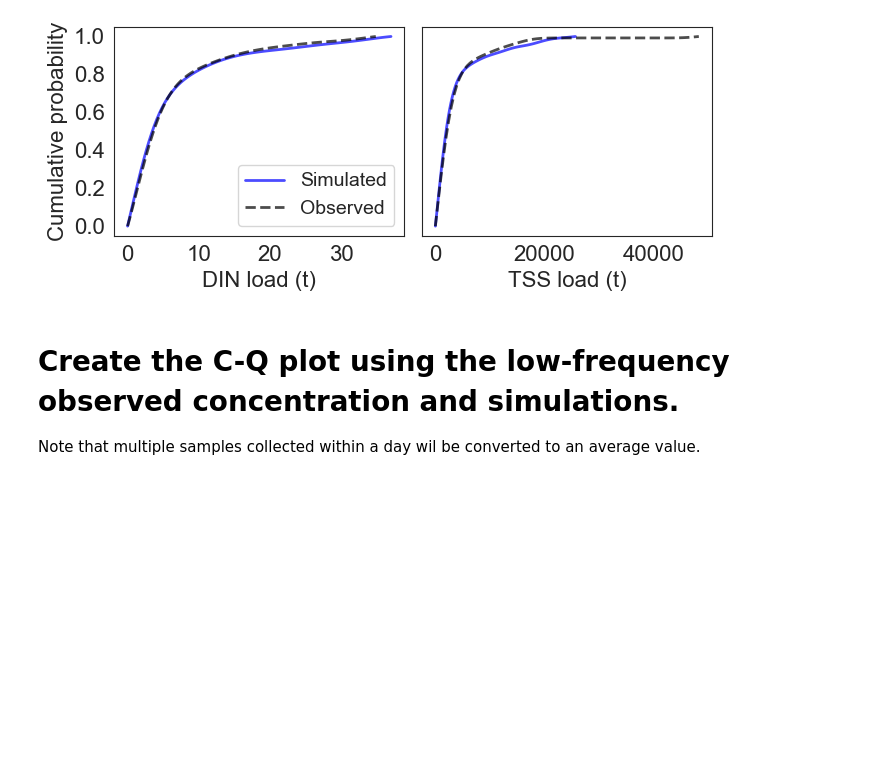
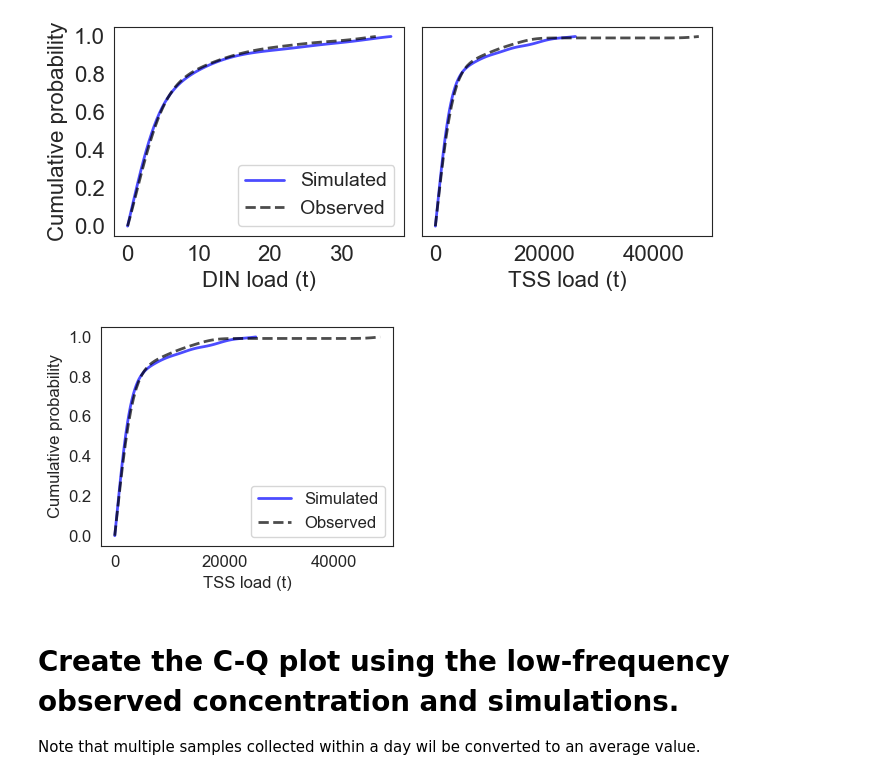
Before and after one commit to QianWanghhu/GraphEvalUnc, a Jupyter notebook: src/illustrative_plots.ipynb, the cells around one changed output. Cells and saved outputs as stored; diff of their text form; code cells hidden in the pictures; blank space fills up the shorter version.

```diff
--- a/src/illustrative_plots.ipynb
+++ b/src/illustrative_plots.ipynb
@@ -167,6 +176,42 @@ plt.tight_layout()
 plt.savefig(f'{fig_dir}Illustrative plot/cumulative distribution plot.png', dpi=300)
 # %% [output]
 [figure]
+# %%
+from scipy.stats import gaussian_kde
+from scipy.integrate import cumtrapz
+fig, axes = plt.subplots(nrows=1, ncols = 1, sharey=True, figsize=(4, 3))
+# din_mod = mod_flow_load.loc['2016-07-01':'2017-06-30', din_load_col].values
+# din_obs = obs_daily_ensmb.loc['2016-07-01':'2017-06-30', 1].values
+# Create the plot using DIN and sediment load
+# Create the plot using sediment load
+# Modelled
+for color, ls, data, lgd in zip(['blue', 'black'], ['-', '--'], [sed_mod, sed_obs], ['Simulated', 'Observed']):
+    # 用KDE估计概率密度函数（PDF）
+    kde = gaussian_kde(data)
+    x_grid = np.linspace(min(data), max(data), 100)  # 精细网格
+    pdf = kde.evaluate(x_grid)
+
+    # 数值积分PDF得到CDF（累积分布函数）
+    cdf = cumtrapz(pdf, x_grid, initial=0)
+    cdf = cdf / cdf[-1]  # 归一化到[0, 1]
+    # 绘制平滑CDF曲线
+    axes.plot(x_grid, cdf, color = color, ls = ls, lw=2, alpha=0.7, label = lgd)
+axes.set_xlabel('TSS load (t)')
+axes.set_ylabel('Cumulative probability')
+plt.rcParams.update({
+   'font.size': 12,               # 控制默认文本大小
+    'axes.titlesize': 12,          # 坐标轴标题大小
+    'axes.labelsize': 12,          # 坐标轴标签大小
+    'xtick.labelsize': 12,         # x轴刻度标签大小
+    'ytick.labelsize': 12,         # y轴刻度标签大小
+    'legend.fontsize': 12,         # 图例字体大小
+    'figure.titlesize': 12         # 图形总标题大小
+    })
+axes.legend()
+plt.tight_layout()
+plt.savefig(f'{fig_dir}Illustrative plot/cumulative distribution plot_TSS.png', dpi=300)
+# %% [output]
+[figure, added]
 # %% [markdown]
 # Create the C-Q plot using the low-frequency observed concentration and simulations.
 Note that multiple samples collected within a day wil be converted to an average value.
```
Also changed, not shown: parts of 7 cells of this notebook, 6 other files.
